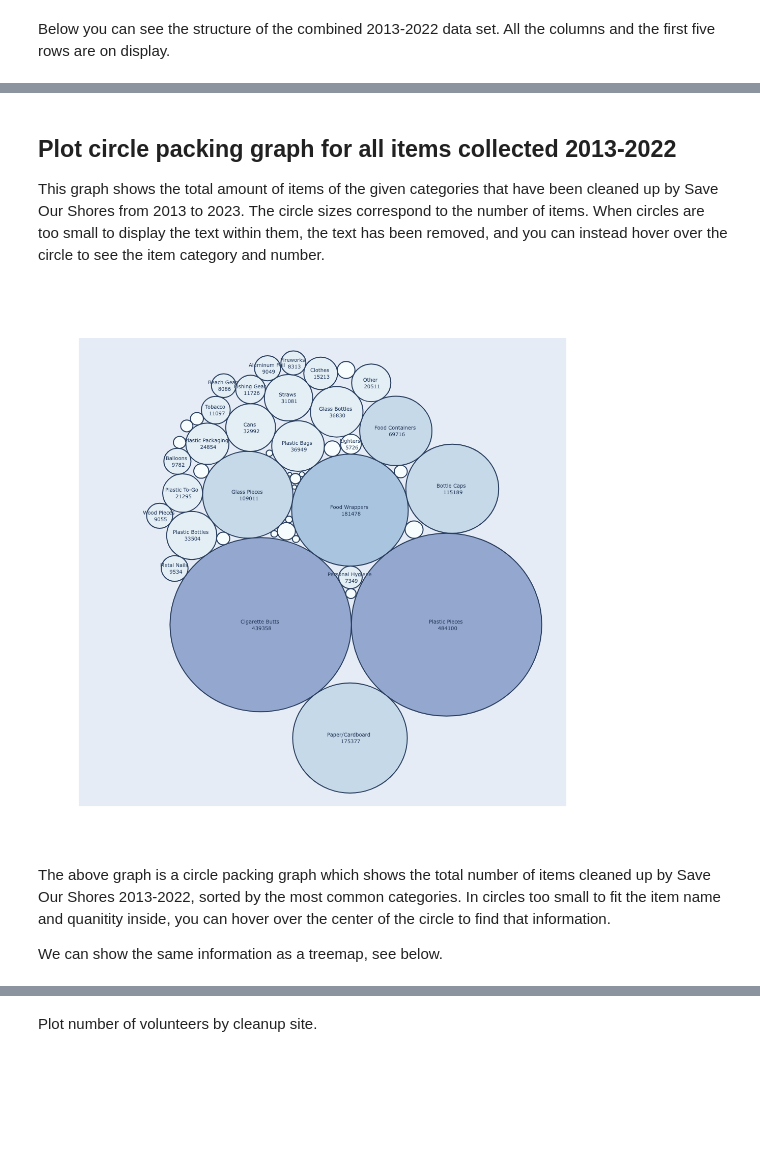
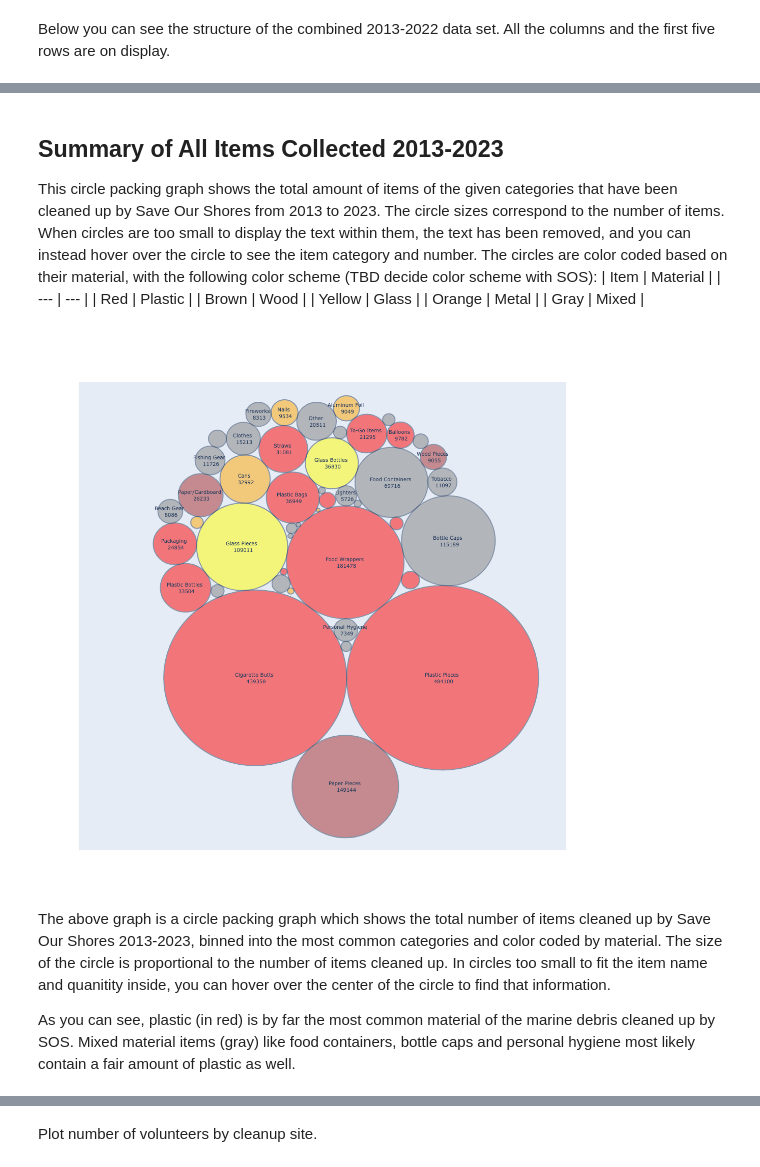
Before and after one commit to jennyfolkesson/saveOurShores, a Jupyter notebook: SOS_cleanup_data.ipynb, the cells around one changed output, grey strips where cells are left out. Cells and saved outputs as stored; diff of their text form; code cells hidden in the pictures; blank space fills up the shorter version.

```diff
--- a/SOS_cleanup_data.ipynb
+++ b/SOS_cleanup_data.ipynb
@@ -56,0 +64,5 @@ sos_data.head()
+# %%
+col_config = pd.read_csv(os.path.join(data_dir, 'sos_column_info.csv'))
+# find column names that do not correspond to items (material is nan)
+nonitem_cols = list(col_config.loc[col_config['material'].isnull()]['name'])
+col_config.head()
@@ -57,13 +76,23 @@ sos_data.head()
 # %% [markdown]
-## Plot circle packing graph for all items collected 2013-2022
+## Summary of All Items Collected 2013-2023
 
-This graph shows the total amount of items of the given categories that have been cleaned up by Save Our Shores from 2013 to 2023. The circle sizes correspond to the number of items. When circles are too small to display the text within them, the text has been removed, and you can instead hover over the circle to see the item category and number.
+This circle packing graph shows the total amount of items of the given categories that have been cleaned up by Save Our Shores from 2013 to 2023. The circle sizes correspond to the number of items. When circles are too small to display the text within them, the text has been removed, and you can instead hover over the circle to see the item category and number.
+The circles are color coded based on their material, with the following color scheme (TBD decide color scheme with SOS):
+| Item | Material |
+| --- | --- |
+| Red | Plastic |
+| Brown | Wood |
+| Yellow | Glass |
+| Orange | Metal |
+| Gray | Mixed |
 # %%
-fig = plots.circle_packing_graph(sos_data)
+import importlib
+importlib.reload(plots)
+fig = plots.circle_packing_graph(sos_data, col_config)
 fig.show()
 # %% [output]
-[figure, old version]
+[figure, new version]
 # %% [markdown]
-The above graph is a circle packing graph which shows the total number of items cleaned up by Save Our Shores 2013-2022, sorted by the most common categories. In circles too small to fit the item name and quanitity inside, you can hover over the center of the circle to find that information.
+The above graph is a circle packing graph which shows the total number of items cleaned up by Save Our Shores 2013-2023, binned into the most common categories and color coded by material. The size of the circle is proportional to the number of items cleaned up. In circles too small to fit the item name and quanitity inside, you can hover over the center of the circle to find that information.
 
-We can show the same information as a treemap, see below.
+As you can see, plastic (in red) is by far the most common material of the marine debris cleaned up by SOS. Mixed material items (gray) like food containers, bottle caps and personal hygiene most likely contain a fair amount of plastic as well.
```
Also changed, not shown: parts of 40 cells of this notebook, 3 other files.
